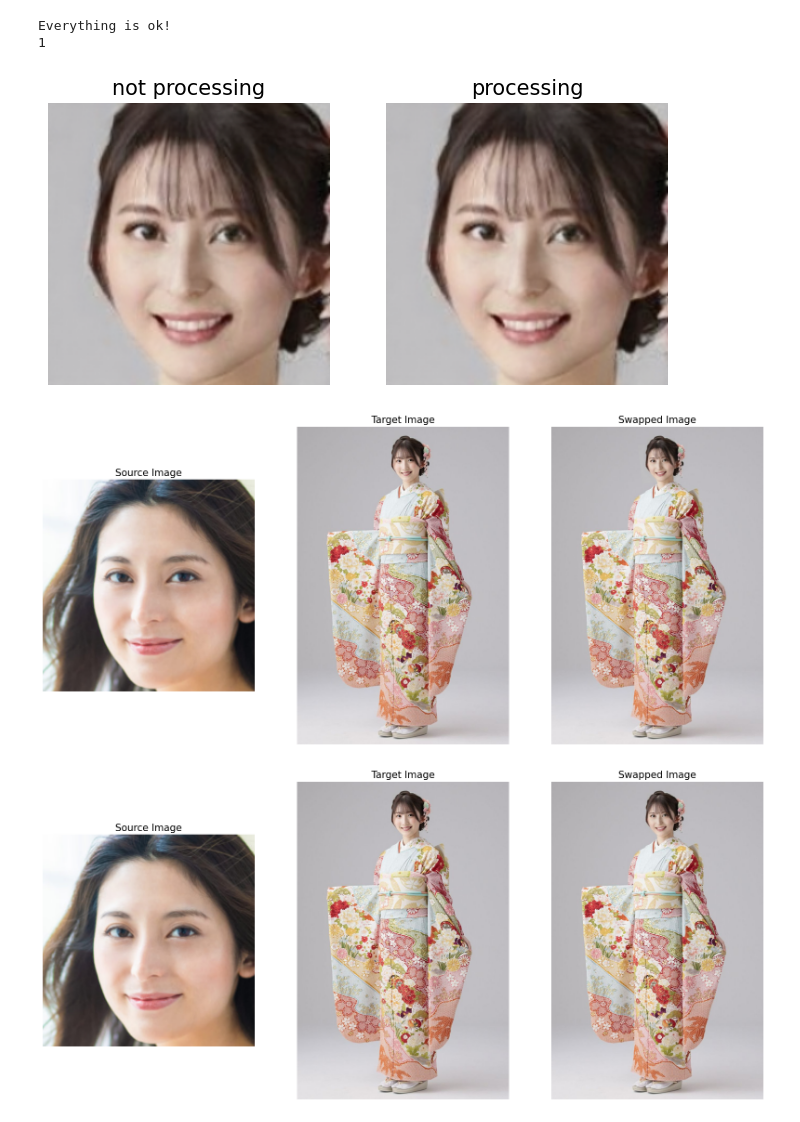
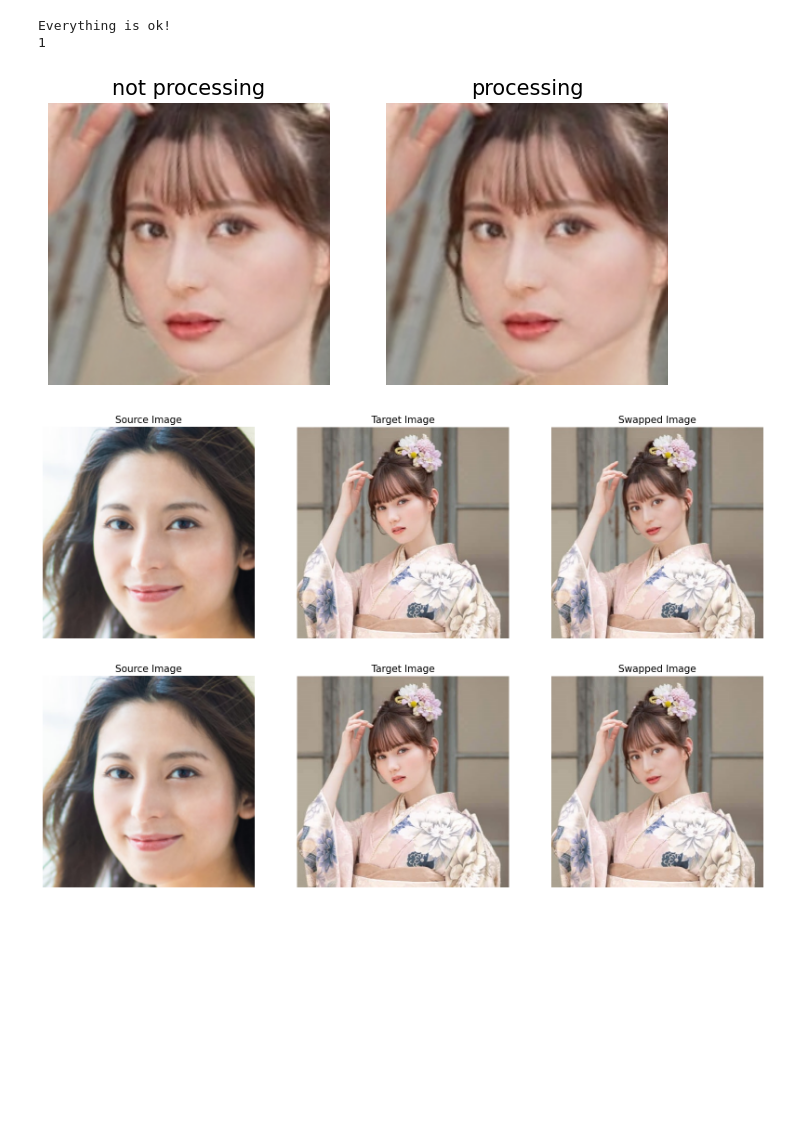
Before and after one commit to TakakiFushimi/ghost-train, a Jupyter notebook: SberSwapInference.ipynb, the cells around one changed output. Drawn from its saved outputs; the diff is of its cells as text; code cells hidden in the pictures; blank space fills up the shorter version.

```diff
--- a/SberSwapInference.ipynb
+++ b/SberSwapInference.ipynb
@@ -27,6 +27,10 @@ Deprecated in NumPy 1.20; for more details and guidance: https://numpy.org/devdo
   bool = onp.bool
 # %% [markdown]
 ### Load Models
+# %%
+G_path = 'weights/G_unet_2blocks.pth'
+target_path = 'examples/images/target_images/006.jpg'
+source_path = 'examples/images/source_images/aoyama2.jpg'
 # %%
 app = Face_detect_crop(name='antelope', root='./insightface_func/models')
 app.prepare(ctx_id= 0, det_thresh=0.6, det_size=(640,640))
@@ -34,7 +38,7 @@ app.prepare(ctx_id= 0, det_thresh=0.6, det_size=(640,640))
 # main model for generation
 G = AEI_Net(backbone='unet', num_blocks=2, c_id=512)
 G.eval()
-G.load_state_dict(torch.load('weights/G_unet_2blocks.pth', map_location=torch.device('cpu')))
+G.load_state_dict(torch.load(G_path, map_location=torch.device('cpu')))
 G = G.cuda()
 G = G.half()
 
@@ -80,10 +83,10 @@ choose source image as a photo -- preferable a selfie of a person
 image_to_image = True
 
 if image_to_image:
-    path_to_target = 'examples/images/001.jpg'
+    path_to_target = target_path
 else:
     path_to_video = 'examples/videos/random_gif.gif'
-source_full = cv2.imread('examples/images/aoyama2.jpg')
+source_full = cv2.imread(source_path)
 OUT_VIDEO_NAME = "examples/results/result.mp4"
 crop_size = 224 # don't change this
 BS = 60
@@ -124,6 +127,16 @@ final_frames_list, crop_frames_list, full_frames, tfm_array_list = model_inferen
 from typing import List
 import numpy as np
 import matplotlib.pyplot as plt
+import base64
+from io import BytesIO
+from typing import Callable, List
+
+import numpy as np
+import torch
+import cv2
+from utils.inference.masks import face_mask_static
+from matplotlib import pyplot as plt
+from insightface.utils import face_align
 
 def show_face_frames(final_frames_list: List[List[np.ndarray]],
                       titles: List[str] = None,
@@ -166,36 +179,78 @@ def get_only_swaped_fullimage(final_frames: List[np.ndarray],
             if frame.size > 0:
                 frame_resized = cv2.resize(frame, (crop_frame.shape[1], crop_frame.shape[0]))
                 mat_rev = cv2.invertAffineTransform(tfm_array)
                 swap_t = cv2.warpAffine(frame_resized, mat_rev, (full_frame.shape[1], full_frame.shape[0]), borderMode=cv2.BORDER_REPLICATE)
                 mask = cv2.warpAffine(np.ones_like(crop_frame[:, :, 0], dtype=np.uint8), mat_rev, (full_frame.shape[1], full_frame.shape[0]))
                 mask = mask[:, :, np.newaxis]
                 final = mask * swap_t + (1 - mask) * final
 
     final = np.array(final, dtype='uint8')
     return final
+
+def get_only_swaped_faceimage(final_frames: List[np.ndarray],
+                          crop_frames: List[np.ndarray],
+                          full_frame: np.ndarray,
+                          tfm_arrays: List[np.ndarray]):
+    """
+    フェイススワッピングや他の画像変換の結果を用いて最終的な画像を生成する
+
+    Args:
+    final_frames (List[np.ndarray]): 最終的に生成されたフレームのリスト
+    full_frame (np.ndarray): フルサイズの元のフレーム
+    tfm_arrays (List[np.ndarray]): 各フレームに適用された変換行列のリスト
+    """
+    # 各フレームに対応するパラメータのリスト（初期値はすべてNone）
+    params = [None for i in range(len(final_frames))]
+
+    # 各フレームについてループ
+    for i in range(len(final_frames)):
+        # 224x224ピクセルにリサイズされたフレームを取得
+        frame = cv2.resize(final_frames[i][0], (224, 224))
+
+        # リサイズされたフレームと対応するクロップフレームからランドマークを検出
+        landmarks = handler.get_without_detection_without_transform(frame)
+        landmarks_tgt = handler.get_without_detection_without_transform(crop_frames[i][0])
+
+        # face_mask_static関数を使用して、マスクと他の出力を取得
+        mask, _ = face_mask_static(crop_frames[i][0], landmarks, landmarks_tgt, params[i])
+        # 変換行列を反転
+        mat_rev = cv2.invertAffineTransform(tfm_arrays[i][0])
+
+        # リサイズされたフレームとマスクを元のフルサイズのフレームに再変換
+        #swap_t = cv2.warpAffine(frame, mat_rev, (full_frame.shape[1], full_frame.shape[0]), borderMode=cv2.BORDER_REPLICATE)
+        #mask_t = cv2.warpAffine(mask, mat_rev, (full_frame.shape[1], full_frame.shape[0]))
+        #mask_t = np.expand_dims(mask_t, 2)
+
+        # マスクを使用して変換されたフレームを最終フレームに適用
+        final = mask*frame + (1-mask)*crop_frames[i][0]
+
+    # 最終フレームをuint8型の配列に変換し、関数の結果として返す
+    final = np.array(final, dtype='uint8')
+    return final
+
 # １．顔のクローズアップ
 face_close_up = final_frames_list.copy()
 
-# 超解像処理
-if use_sr:
-    final_frames_list = face_enhancement(final_frames_list, model)
+# 後処理
+#if True:
+#    final_frames_list = get_only_swaped_faceimage(final_frames_list, crop_frames_list, full_frames[0], tfm_array_list)
 
 # 表示するタイトルを指定します
 titles = ["not processing", "processing"]
 face_close_up.append(final_frames_list[0])
 
 # 画像として表示します
 show_face_frames(face_close_up, titles, figsize=(8, 5))
 
 # ２．全体
 # 後処理なし
 result = get_only_swaped_fullimage(final_frames_list, crop_frames_list, full_frames[0], tfm_array_list)
 show_images([source[0][:, :, ::-1], target_full, result], ['Source Image', 'Target Image', 'Swapped Image'], figsize=(20, 15))
 
 # 後処理あり
 result = get_final_image(final_frames_list, crop_frames_list, full_frames[0], tfm_array_list, handler)
 show_images([source[0][:, :, ::-1], target_full, result], ['Source Image', 'Target Image', 'Swapped Image'], figsize=(20, 15))
 # %% [output]
-[figure, old version]
+[figure, new version]
-[figure, old version]
+[figure, new version]
-[figure, old version]
+[figure, new version]
```
Also changed, not shown: parts of 3 cells of this notebook, 40 other files.
